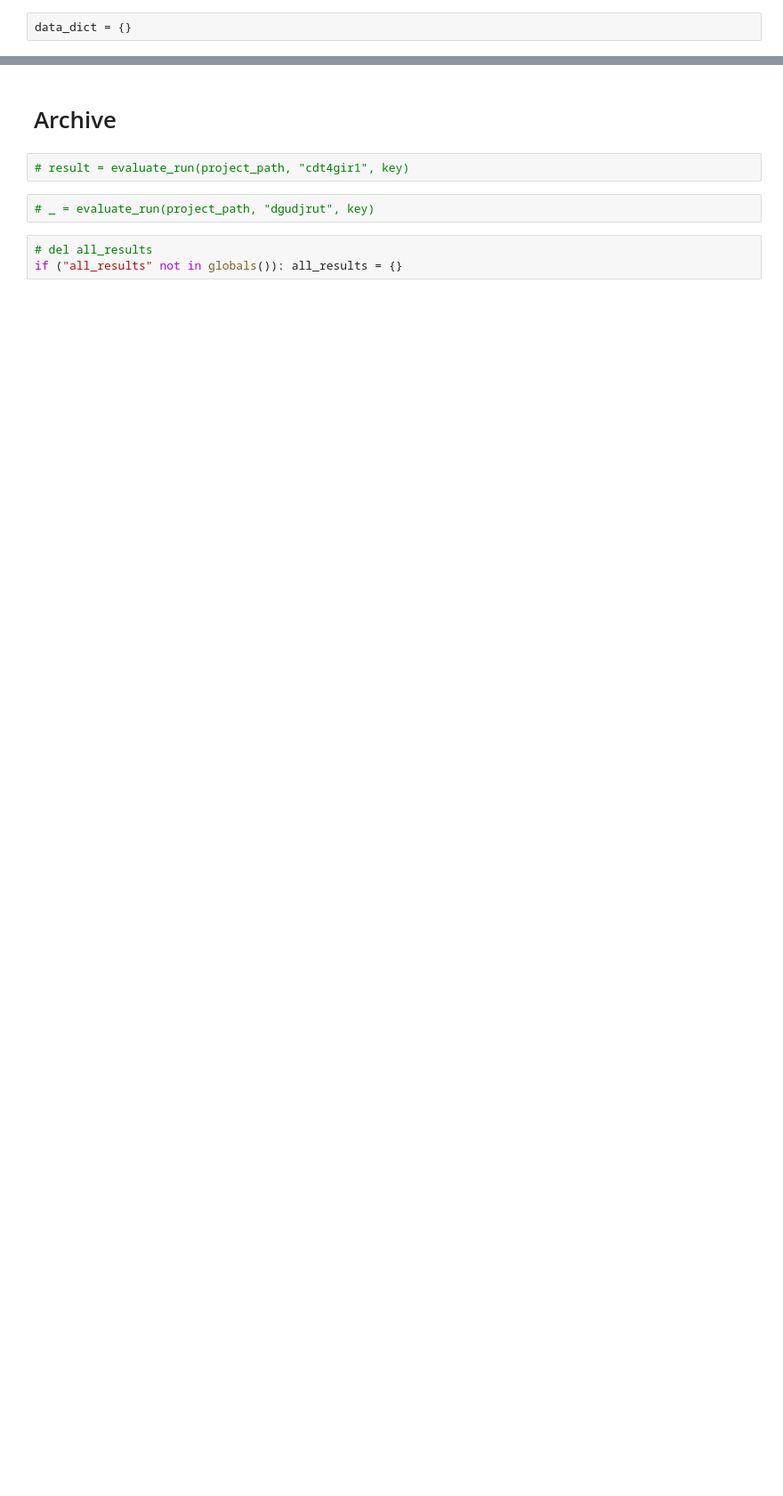
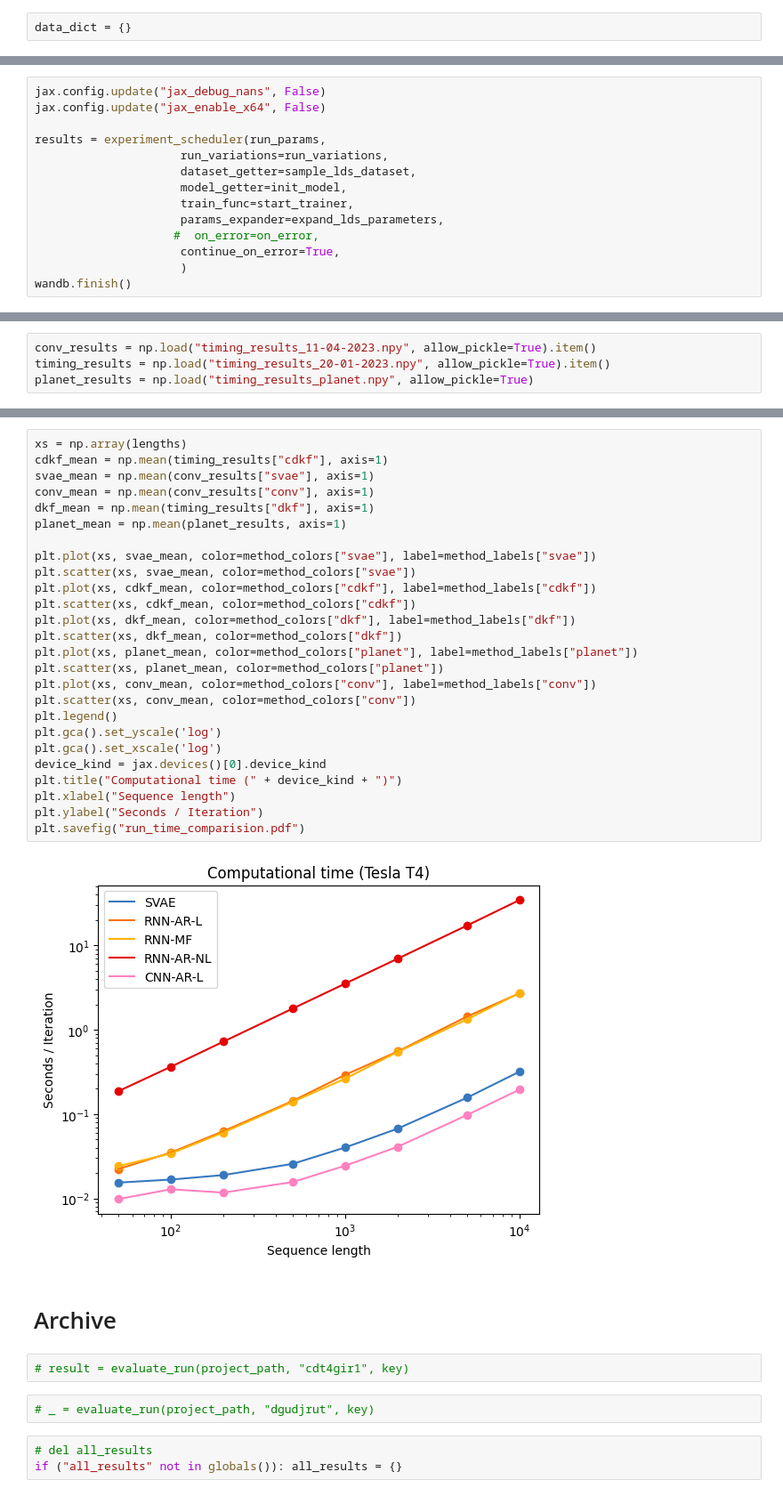
Before and after one commit to matthew9671/MattLab, a Jupyter notebook: Revisiting_SVAE_Refactor.ipynb, the cells around one changed output, grey strips where cells are left out. Shown at 89% size. Drawn from its saved outputs; the diff is of its cells as text; blank space fills up the shorter version.

```diff
--- a/Revisiting_SVAE_Refactor.ipynb
+++ b/Revisiting_SVAE_Refactor.ipynb
@@ -6215,0 +6383,14 @@ data_dict = {}
+# %%
+jax.config.update("jax_debug_nans", False)
+jax.config.update("jax_enable_x64", False)
+
+results = experiment_scheduler(run_params,
+                     run_variations=run_variations,
+                     dataset_getter=sample_lds_dataset,
+                     model_getter=init_model,
+                     train_func=start_trainer,
+                     params_expander=expand_lds_parameters,
+                    #  on_error=on_error,
+                     continue_on_error=True,
+                     )
+wandb.finish()
@@ -6215,0 +6705,4 @@ data_dict = {}
+# %%
+conv_results = np.load("timing_results_11-04-2023.npy", allow_pickle=True).item()
+timing_results = np.load("timing_results_20-01-2023.npy", allow_pickle=True).item()
+planet_results = np.load("timing_results_planet.npy", allow_pickle=True)
@@ -6216,3 +6718,31 @@ data_dict = {}
+# %%
+xs = np.array(lengths)
+cdkf_mean = np.mean(timing_results["cdkf"], axis=1)
+svae_mean = np.mean(conv_results["svae"], axis=1)
+conv_mean = np.mean(conv_results["conv"], axis=1)
+dkf_mean = np.mean(timing_results["dkf"], axis=1)
+planet_mean = np.mean(planet_results, axis=1)
+
+plt.plot(xs, svae_mean, color=method_colors["svae"], label=method_labels["svae"])
+plt.scatter(xs, svae_mean, color=method_colors["svae"])
+plt.plot(xs, cdkf_mean, color=method_colors["cdkf"], label=method_labels["cdkf"])
+plt.scatter(xs, cdkf_mean, color=method_colors["cdkf"])
+plt.plot(xs, dkf_mean, color=method_colors["dkf"], label=method_labels["dkf"])
+plt.scatter(xs, dkf_mean, color=method_colors["dkf"])
+plt.plot(xs, planet_mean, color=method_colors["planet"], label=method_labels["planet"])
+plt.scatter(xs, planet_mean, color=method_colors["planet"])
+plt.plot(xs, conv_mean, color=method_colors["conv"], label=method_labels["conv"])
+plt.scatter(xs, conv_mean, color=method_colors["conv"])
+plt.legend()
+plt.gca().set_yscale('log')
+plt.gca().set_xscale('log')
+device_kind = jax.devices()[0].device_kind
+plt.title("Computational time (" + device_kind + ")")
+plt.xlabel("Sequence length")
+plt.ylabel("Seconds / Iteration")
+plt.savefig("run_time_comparision.pdf")
+# %% [output]
+[figure, added]
 # %% [markdown]
 # Archive
 # %%
```
Also changed, not shown: parts of 91 cells of this notebook.
